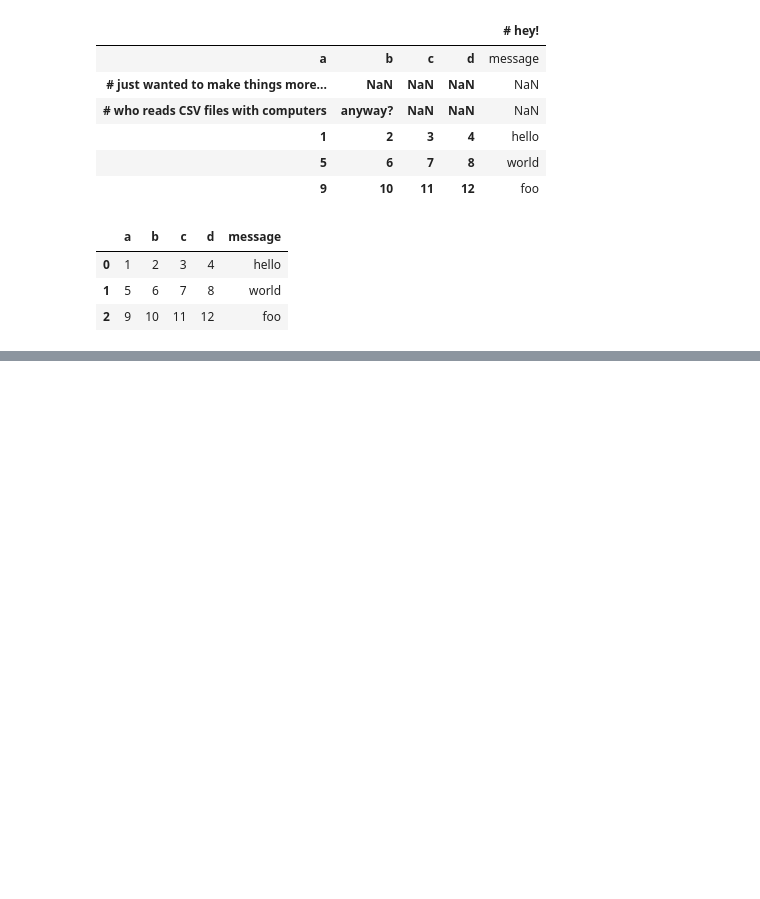
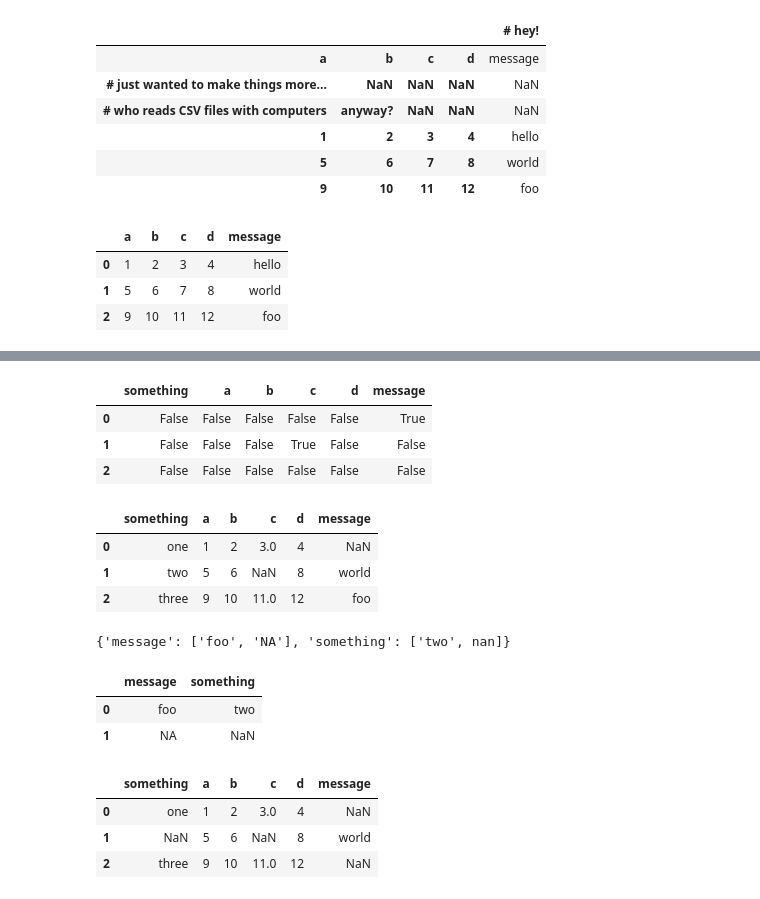
Before and after one commit to Kaiquenakao/dados-armazenagem-formato, a Jupyter notebook: Dados_armazenagem_formatos.ipynb, the cells around one changed output, grey strips where cells are left out. Drawn from its saved outputs; the diff is of its cells as text; code cells hidden in the pictures; blank space fills up the shorter version.

```diff
--- a/Dados_armazenagem_formatos.ipynb
+++ b/Dados_armazenagem_formatos.ipynb
@@ -145,0 +169,33 @@ pd.read_csv('examples/ex4.csv', skiprows=[0, 2, 3]) # Pulando as linhas
+# %%
+pd.isnull(result)
+# %% [output]
+|  | something | a | b | c | d | message |
+| 0 | False | False | False | False | False | True |
+| 1 | False | False | False | True | False | False |
+| 2 | False | False | False | False | False | False |
+# %%
+result = pd.read_csv('examples/ex5.csv')
+result
+# %% [output]
+|  | something | a | b | c | d | message |
+| 0 | one | 1 | 2 | 3.0 | 4 | NaN |
+| 1 | two | 5 | 6 | NaN | 8 | world |
+| 2 | three | 9 | 10 | 11.0 | 12 | foo |
+# %%
+sentinels = {'message': ['foo', 'NA'], 'something': ['two', np.nan]}
+sentinels
+# %% [output]
+{'message': ['foo', 'NA'], 'something': ['two', nan]}
+# %%
+pd.DataFrame(sentinels)
+# %% [output]
+|  | message | something |
+| 0 | foo | two |
+| 1 | NA | NaN |
+# %%
+pd.read_csv('examples/ex5.csv', na_values=sentinels) #na values só onde tem valores colocam o NaN
+# %% [output]
+|  | something | a | b | c | d | message |
+| 0 | one | 1 | 2 | 3.0 | 4 | NaN |
+| 1 | NaN | 5 | 6 | NaN | 8 | world |
+| 2 | three | 9 | 10 | 11.0 | 12 | NaN |
```
Also changed, not shown: parts of 3 cells of this notebook.
